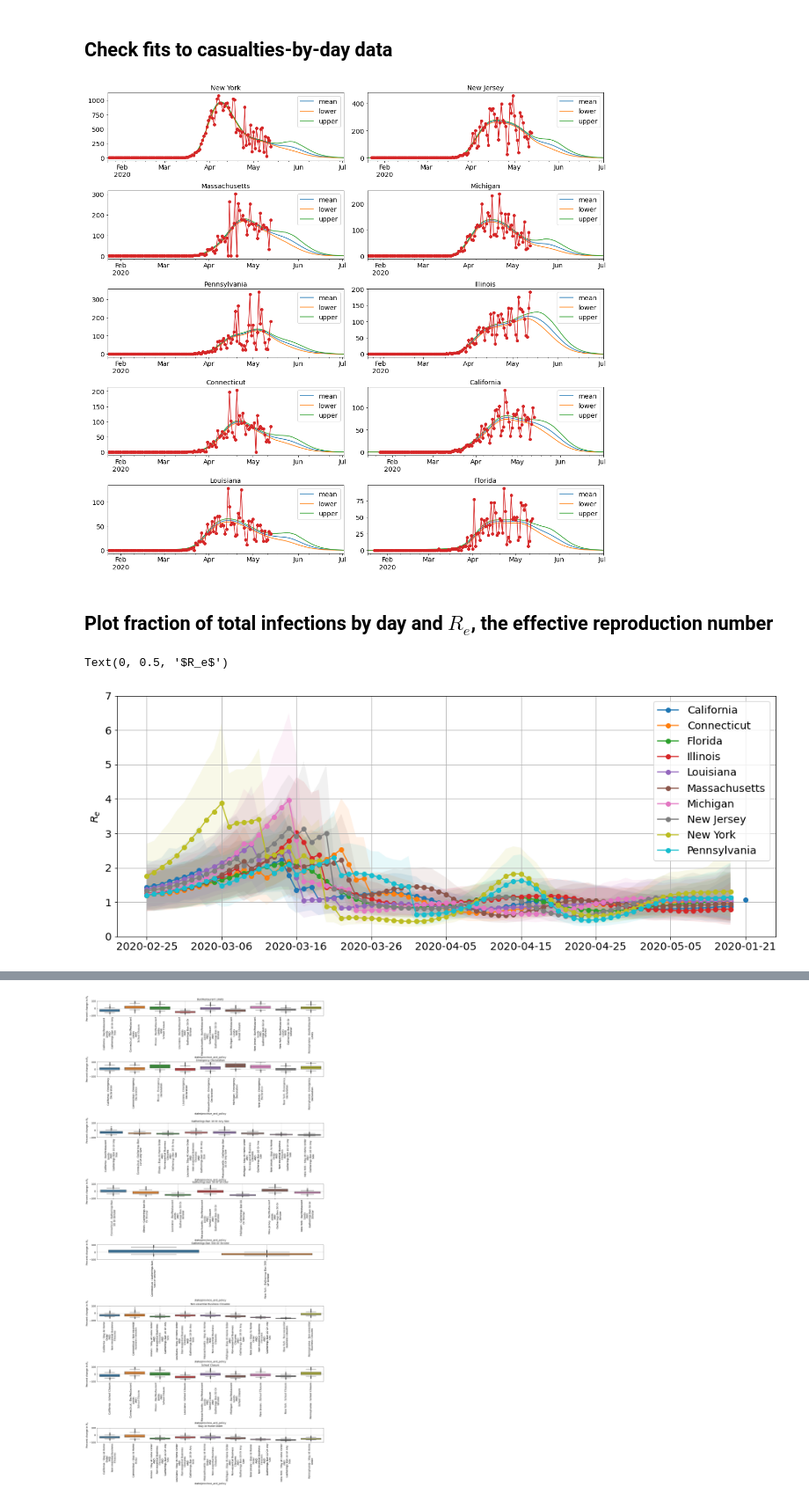
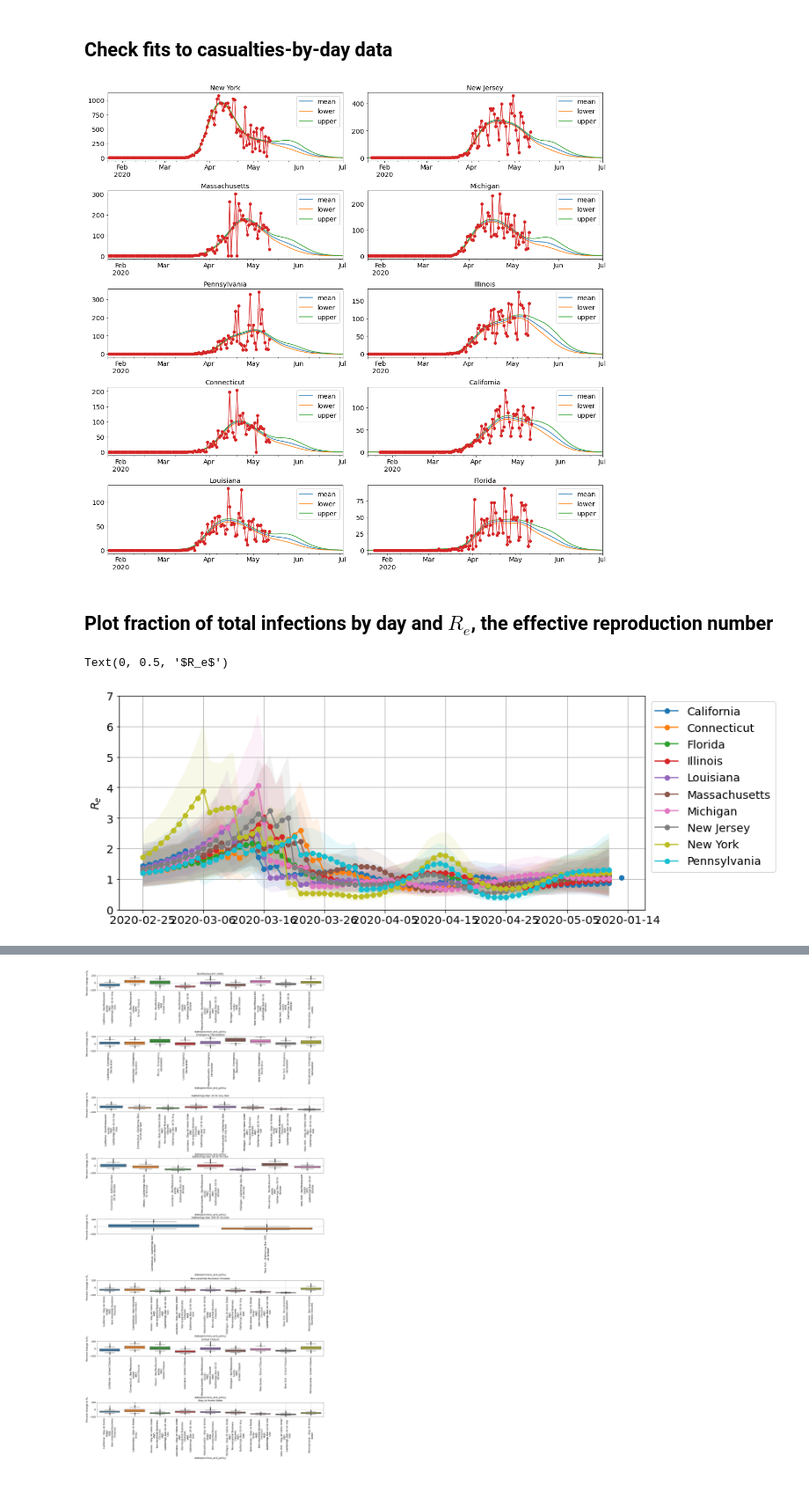
Before and after one commit to afinneg2/RZeroTools, a Jupyter notebook: example_notebooks/Re_changes_vs_policy.ipynb, the cells around one changed output, grey strips where cells are left out. Shown at 88% size. Drawn from its saved outputs; the diff is of its cells as text; code cells hidden in the pictures.

```diff
--- a/example_notebooks/Re_changes_vs_policy.ipynb
+++ b/example_notebooks/Re_changes_vs_policy.ipynb
@@ -173,7 +839,7 @@ NUTS: [p_i]
 ## Check fits to casualties-by-day data
 # %%
 ncols = 2
-models_dir = models_dir
+models_dir = "./models/2020-05-13T17:00:44/"
 nrows = -(-len(state_top_cas)//2)
 
 
@@ -190,25 +856,24 @@ for state, ax in zip(state_top_cas, axes) :
 
 fig.tight_layout()
 # %% [output]
-[figure, old version]
+[figure, new version]
 # %% [markdown]
 ## Plot fraction of total infections by day and $R_e$, the effective reproduction number
 # %%
 ## Load data
-preditions_dir = preds_dir ## Change this to match the folder created during execution of estimation cell
+preditions_dir = "./predictions/2020-05-13T17:00:44/"  ## Change this to match the folder created during execution of estimation cell
 df_cintervals = pd.read_csv(os.path.join(preditions_dir, "intervals.csv"), header = [0,1,2], index_col = 0)
 # %%
-fig = plot_shaded(df_cintervals.loc[ '2020-02-25': ,(slice(None), "Re") ].droplevel(axis = 1,level =1),
-                  alpha = 0.1, figsize= (16,6))
+fig = plot_shaded(df_cintervals.loc[ '2020-02-25': ,(slice(None), "Re") ].droplevel(axis = 1,level =1), alpha = 0.1)
 ax = fig.get_axes()[0]
 ax.set_ylim((0 , 7) )
 ax.grid(True)
 leg = ax.get_legend()
 leg.set_bbox_to_anchor((1,1))
 ax.set_ylabel(r'$R_e$')
 # %% [output]
 Text(0, 0.5, '$R_e$')
-[figure, old version]
+[figure, new version]
 # %%
 fig = plot_shaded(df_cintervals.loc[ '2020-03-10': ,(slice(None), "p_i") ].droplevel(axis = 1,level =1),
                                            alpha = 0.1,figsize = (16,6))
```
Also changed, not shown: parts of 10 cells of this notebook.
